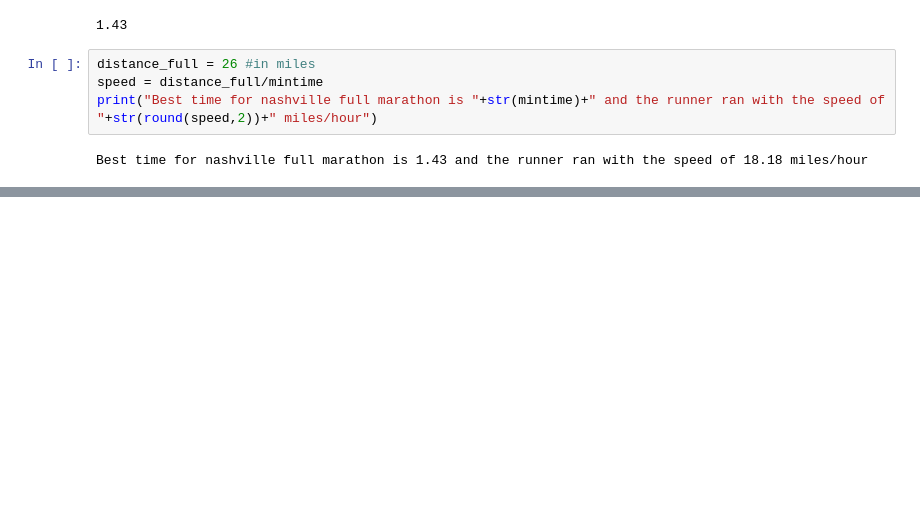
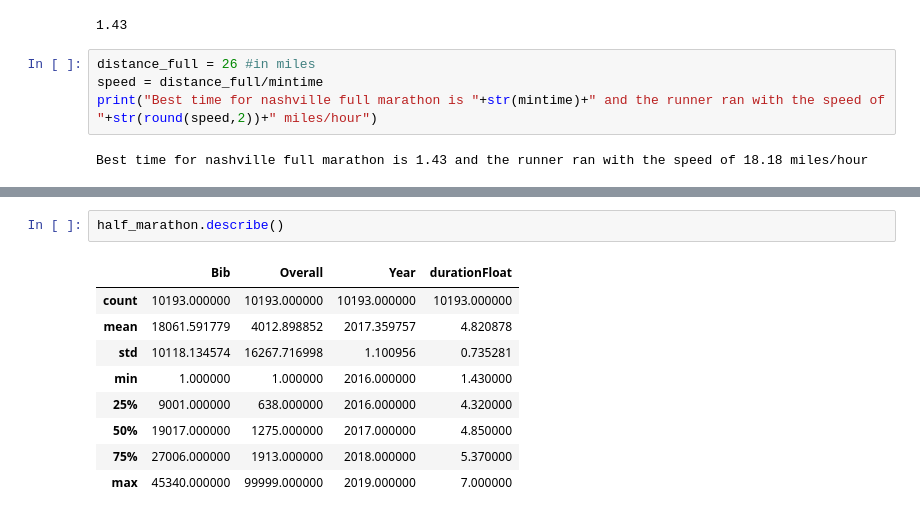
Before and after one commit to abcarlisle22/web-scraping-marathon-data-abcarlisle22, a Jupyter notebook: Marathon_Project_Webscrapping.ipynb, the cells around one changed output, grey strips where cells are left out. Drawn from its saved outputs; the diff is of its cells as text; blank space fills up the shorter version.

```diff
--- a/Marathon_Project_Webscrapping.ipynb
+++ b/Marathon_Project_Webscrapping.ipynb
@@ -1231,0 +1265,12 @@ Best time for nashville full marathon is 1.43 and the runner ran with the speed
+# %%
+half_marathon.describe()
+# %% [output]
+|  | Bib | Overall | Year | durationFloat |
+| count | 10193.000000 | 10193.000000 | 10193.000000 | 10193.000000 |
+| mean | 18061.591779 | 4012.898852 | 2017.359757 | 4.820878 |
+| std | 10118.134574 | 16267.716998 | 1.100956 | 0.735281 |
+| min | 1.000000 | 1.000000 | 2016.000000 | 1.430000 |
+| 25% | 9001.000000 | 638.000000 | 2016.000000 | 4.320000 |
+| 50% | 19017.000000 | 1275.000000 | 2017.000000 | 4.850000 |
+| 75% | 27006.000000 | 1913.000000 | 2018.000000 | 5.370000 |
+| max | 45340.000000 | 99999.000000 | 2019.000000 | 7.000000 |
```
Also changed, not shown: parts of 9 cells of this notebook.
